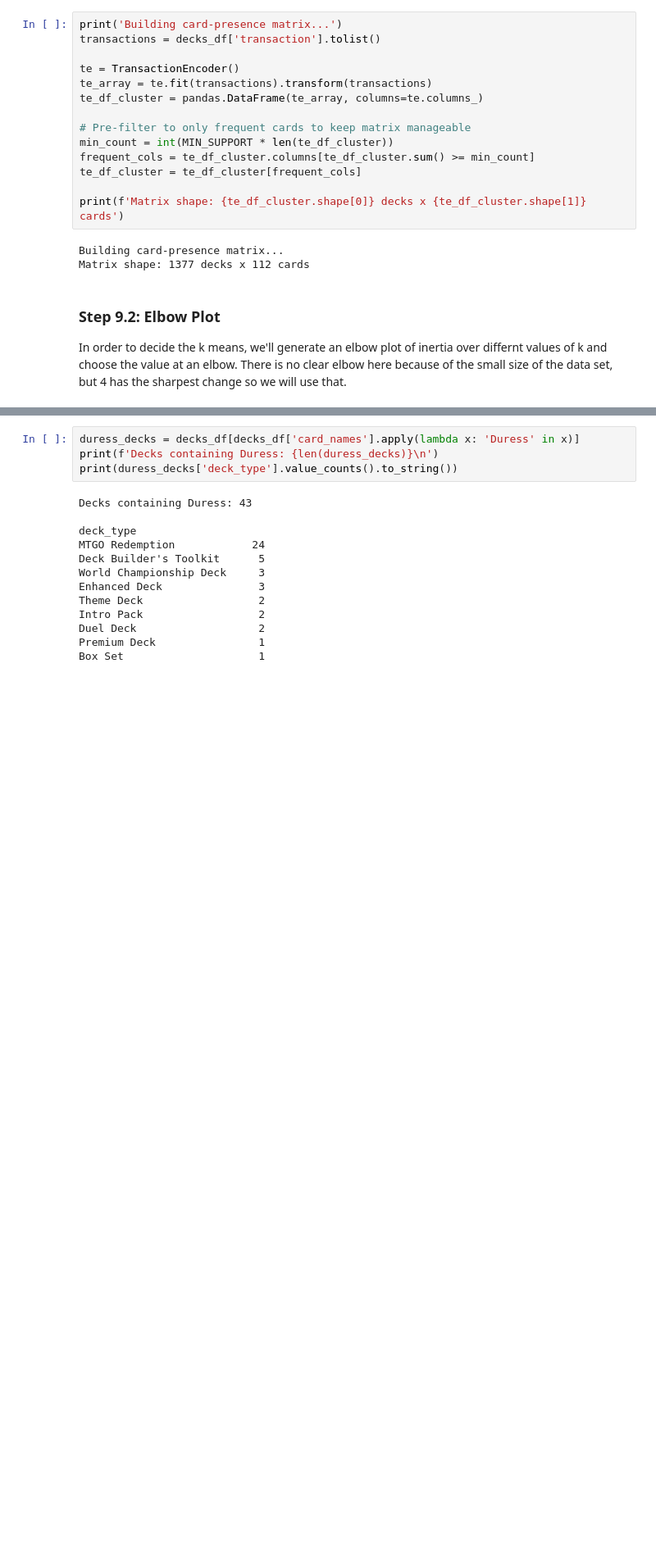
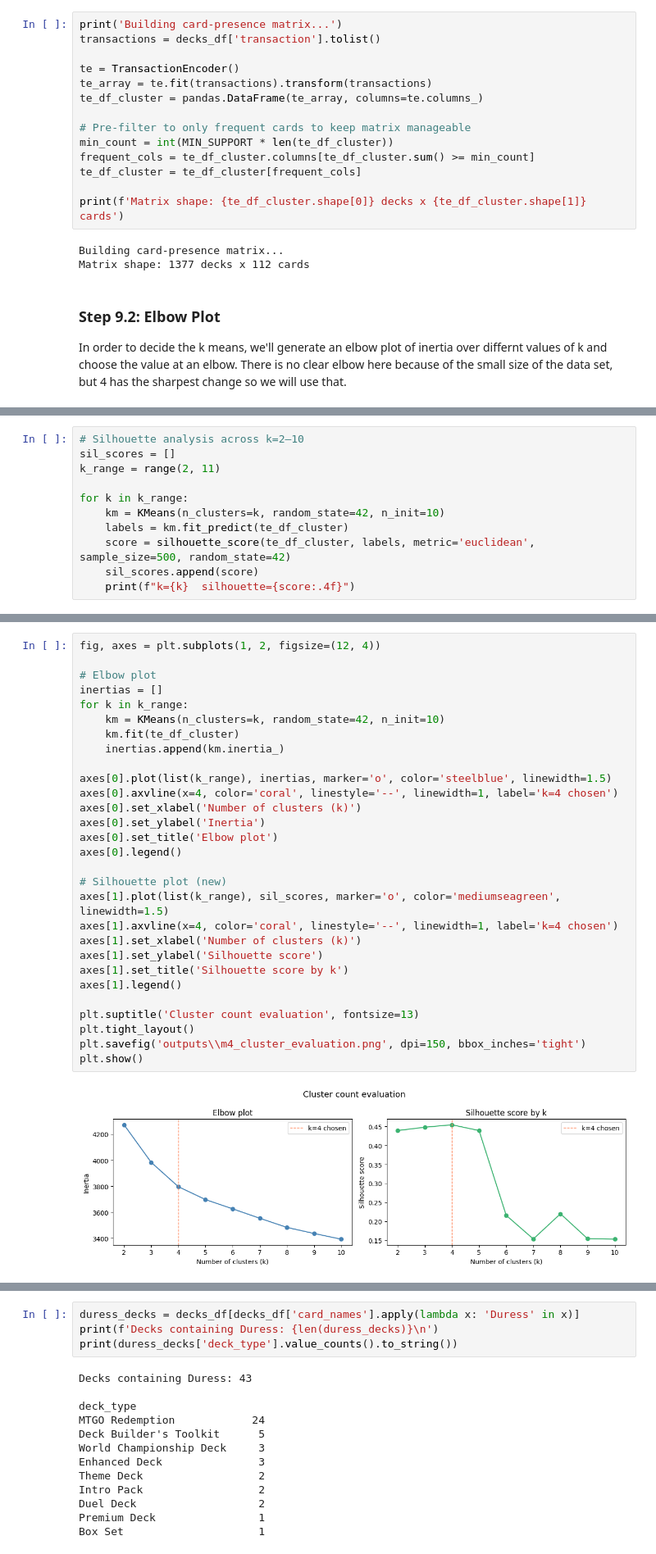
Before and after one commit to SprPrpl/cs4412-project, a Jupyter notebook: M4-Collin Sutton.ipynb, the cells around one changed output, grey strips where cells are left out. Shown at 82% size. Saved outputs shown, nothing was run; the diff lists cells and outputs as text; blank space fills up the shorter version.

Commit message:
M4 - Light Polish
Made a save location to keep things tidy.
Added silhouette analysis.

```diff
--- a/M3 - Collin Sutton.ipynb
+++ b/M4-Collin Sutton.ipynb
@@ -992,3 +1014,14 @@ plt.savefig('m3_elbow_plot.png', dpi=150, bbox_inches='tight')
 plt.show()
 # %% [output]
 [figure]
+# %%
+# Silhouette analysis across k=2–10
+sil_scores = []
+k_range = range(2, 11)
+
+for k in k_range:
+    km = KMeans(n_clusters=k, random_state=42, n_init=10)
+    labels = km.fit_predict(te_df_cluster)
+    score = silhouette_score(te_df_cluster, labels, metric='euclidean', sample_size=500, random_state=42)
+    sil_scores.append(score)
+    print(f"k={k}  silhouette={score:.4f}")
@@ -995,3 +1041,34 @@ plt.show()
+# %%
+fig, axes = plt.subplots(1, 2, figsize=(12, 4))
+
+# Elbow plot
+inertias = []
+for k in k_range:
+    km = KMeans(n_clusters=k, random_state=42, n_init=10)
+    km.fit(te_df_cluster)
+    inertias.append(km.inertia_)
+
+axes[0].plot(list(k_range), inertias, marker='o', color='steelblue', linewidth=1.5)
+axes[0].axvline(x=4, color='coral', linestyle='--', linewidth=1, label='k=4 chosen')
+axes[0].set_xlabel('Number of clusters (k)')
+axes[0].set_ylabel('Inertia')
+axes[0].set_title('Elbow plot')
+axes[0].legend()
+
+# Silhouette plot (new)
+axes[1].plot(list(k_range), sil_scores, marker='o', color='mediumseagreen', linewidth=1.5)
+axes[1].axvline(x=4, color='coral', linestyle='--', linewidth=1, label='k=4 chosen')
+axes[1].set_xlabel('Number of clusters (k)')
+axes[1].set_ylabel('Silhouette score')
+axes[1].set_title('Silhouette score by k')
+axes[1].legend()
+
+plt.suptitle('Cluster count evaluation', fontsize=13)
+plt.tight_layout()
+plt.savefig('outputs\\m4_cluster_evaluation.png', dpi=150, bbox_inches='tight')
+plt.show()
+# %% [output]
+[figure, added]
 # %% [markdown]
 ### Step 9.3: Running K-Means and Interpreting Clusters with a Decision Tree
 Unsurprisingly, *Command Tower* is by far the most descriminating card. This is another example of the strong commander bias in most of the findings so far. This is the culprit for the clear split off of commanderr cards from the general pool which makes sense as the card is only usable in commander and lets us split or decision tree in half with commander relavent information on the left and non commander on the right.
```
Also changed, not shown: parts of 33 cells of this notebook, 34 other files.
